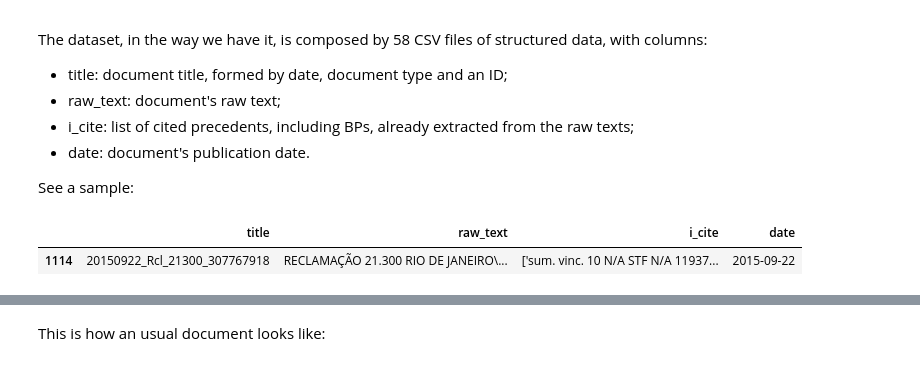
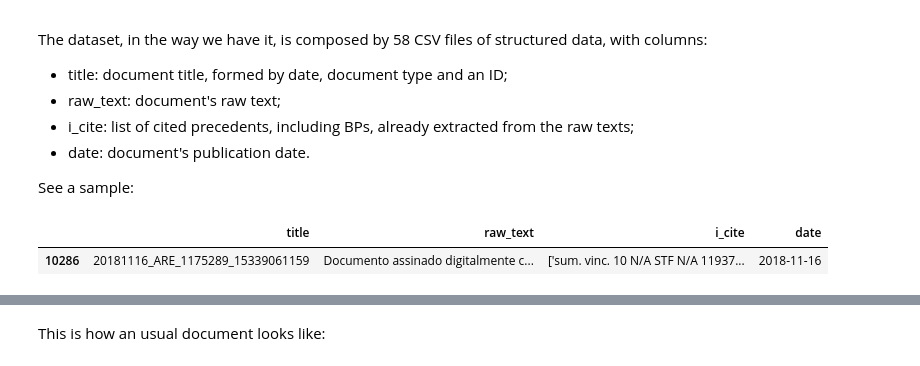
Before and after one commit to lucasresck/machine-learning, a Jupyter notebook: notebooks/a2_assignment.ipynb, the cells around one changed output, grey strips where cells are left out. Drawn from its saved outputs; the diff is of its cells as text; code cells hidden in the pictures.

```diff
--- a/notebooks/a2_assignment.ipynb
+++ b/notebooks/a2_assignment.ipynb
@@ -66,8 +70,9 @@ The dataset, in the way we have it, is composed by 58 CSV files of structured da
 
 See a sample:
 # %%
-pd.read_csv(os.path.join(data_path, 'docs_sv_10.csv')).sample()
+sample = pd.read_csv(os.path.join(data_path, 'docs_sv_10.csv')).sample(random_state=random_state)
+sample
 # %% [output]
 |  | title | raw_text | i_cite | date |
-| 1114 | 20150922_Rcl_21300_307767918 | RECLAMAÇÃO 21.300 RIO DE JANEIRO\... | ['sum. vinc. 10 N/A STF N/A 11937... | 2015-09-22 |
+| 10286 | 20181116_ARE_1175289_15339061159 | Documento assinado digitalmente c... | ['sum. vinc. 10 N/A STF N/A 11937... | 2018-11-16 |
 # %%
```
Also changed, not shown: parts of 29 cells of this notebook.
